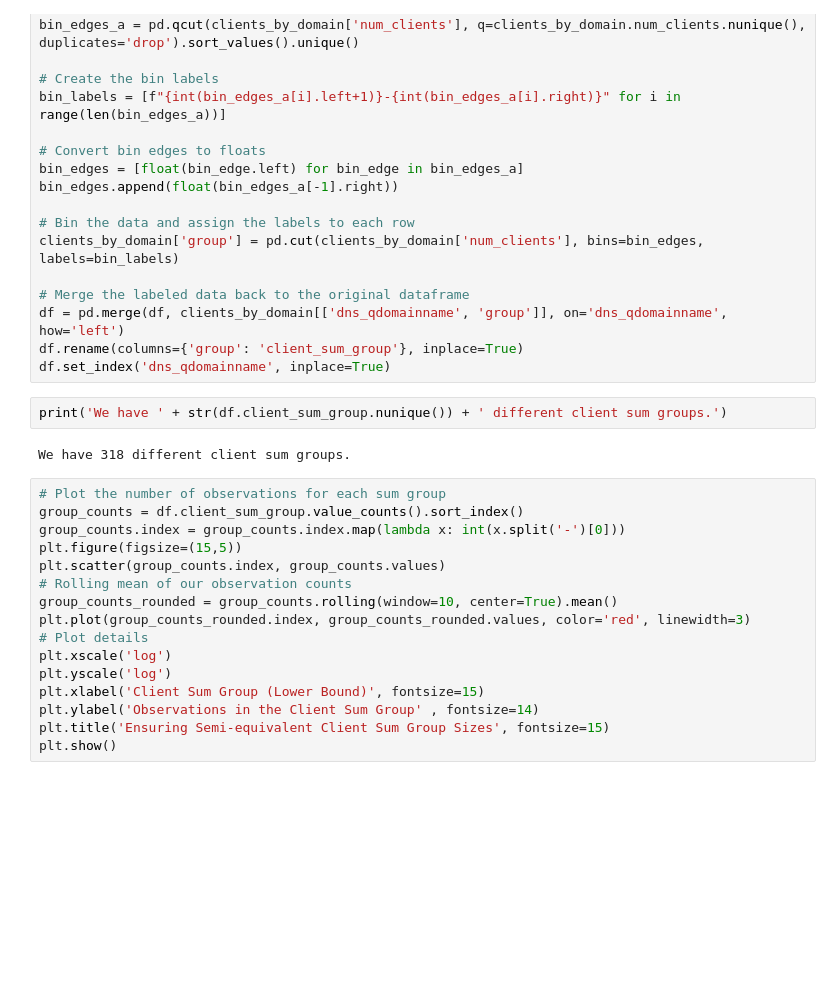
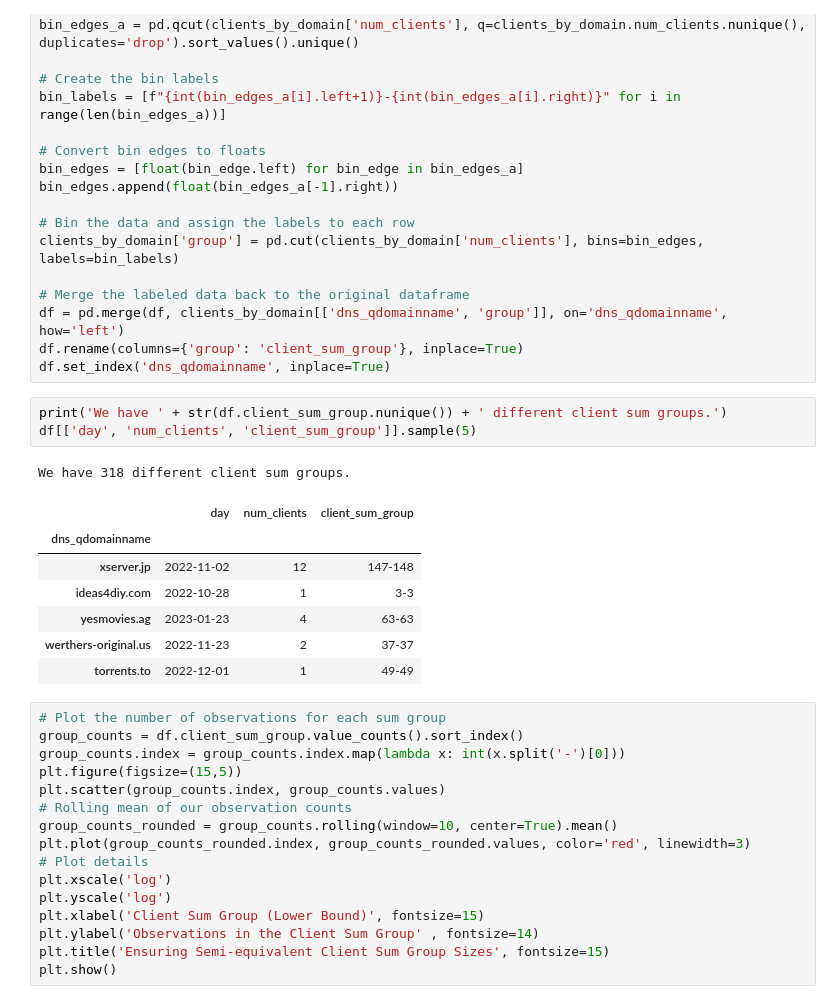
Before and after one commit to IntrusionINTZ/UniversityOfMontana_2023Spring, a Jupyter notebook: Luke/AnomalyFinder.ipynb, the cells around one changed output. Cells and saved outputs as stored; diff of their text form; blank space fills up the shorter version.

```diff
--- a/Luke/AnomalyFinder.ipynb
+++ b/Luke/AnomalyFinder.ipynb
@@ -120,8 +120,16 @@ df.rename(columns={'group': 'client_sum_group'}, inplace=True)
 df.set_index('dns_qdomainname', inplace=True)
 # %%
 print('We have ' + str(df.client_sum_group.nunique()) + ' different client sum groups.')
+df[['day', 'num_clients', 'client_sum_group']].sample(5)
 # %% [output]
 We have 318 different client sum groups.
+|  | day | num_clients | client_sum_group |
+| dns_qdomainname |  |  |  |
+| xserver.jp | 2022-11-02 | 12 | 147-148 |
+| ideas4diy.com | 2022-10-28 | 1 | 3-3 |
+| yesmovies.ag | 2023-01-23 | 4 | 63-63 |
+| werthers-original.us | 2022-11-23 | 2 | 37-37 |
+| torrents.to | 2022-12-01 | 1 | 49-49 |
 # %%
 # Plot the number of observations for each sum group
 group_counts = df.client_sum_group.value_counts().sort_index()
```
Also changed, not shown: parts of 5 cells of this notebook.
